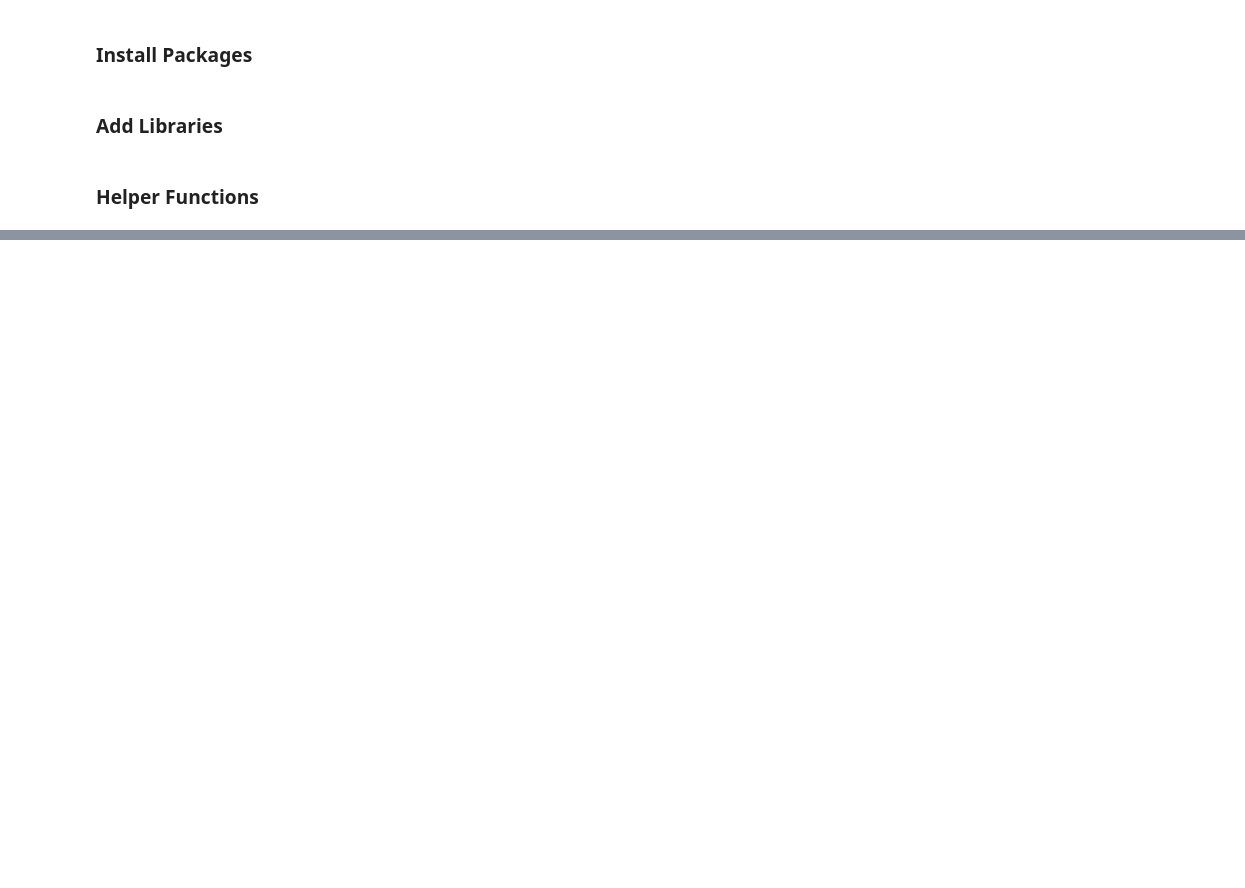
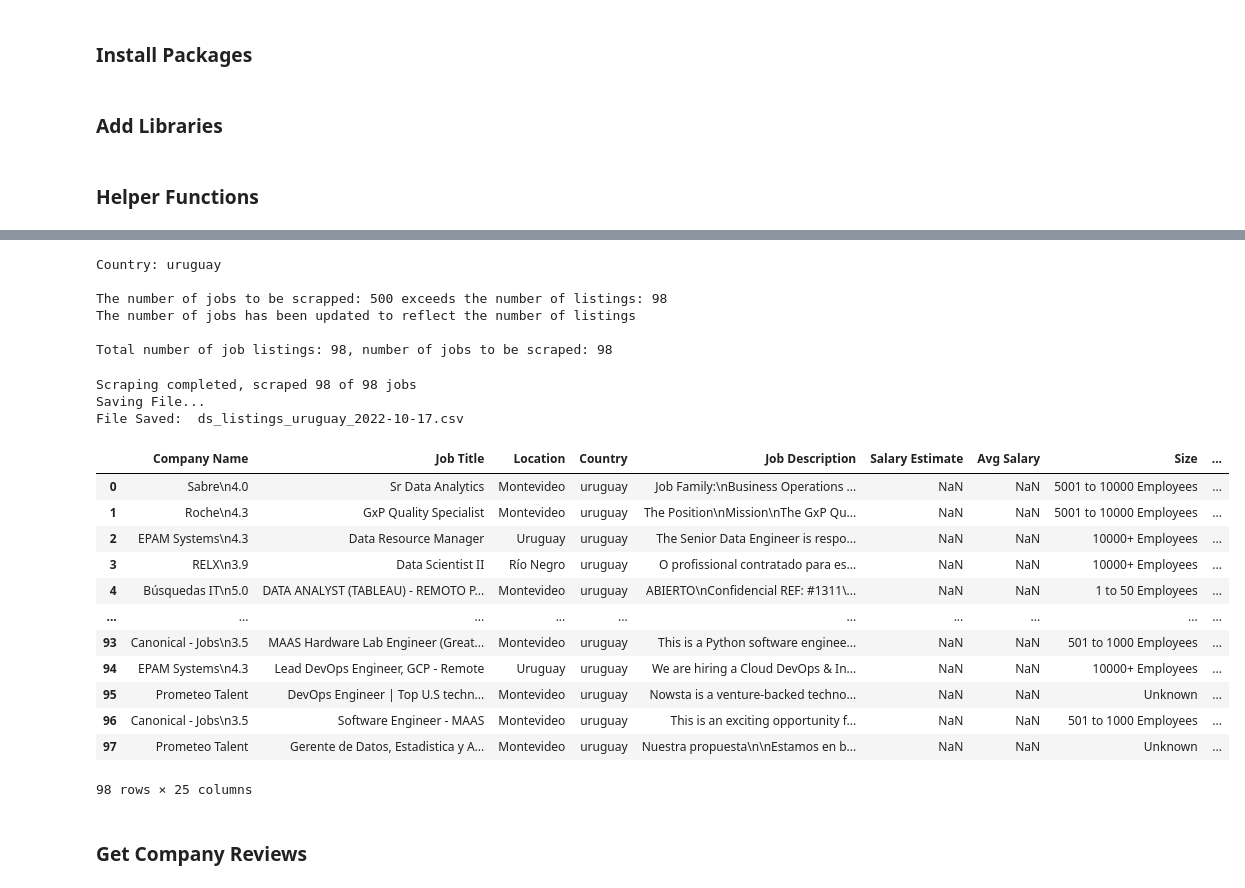
Before and after one commit to nzingaedata/Expat-Project, a Jupyter notebook: notebooks/jobs_scrapper.ipynb, the cells around one changed output, grey strips where cells are left out. Drawn from its saved outputs; the diff is of its cells as text; code cells hidden in the pictures; blank space fills up the shorter version.

Commit message:
Glassdoor Scrapped Data

```diff
--- a/notebooks/jobs_scrapper.ipynb
+++ b/notebooks/jobs_scrapper.ipynb
@@ -454,6 +121,0 @@ def get_jobs(url, chrome_var=None, chrome_path=None, num_jobs=30, verbose=False,
-# %%
-env_var = "CHROME_DRIVER"
-url = 'https://www.glassdoor.com/Job/data-scientist-jobs-SRCH_KO0,14.htm?jobType=fulltime&remoteWorkType=1&sortBy=date_desc'
-
-df = get_jobs(url=url, chrome_var=env_var)
-df
@@ -932,10 +121,0 @@ salaries[0]
-# %%
-for item in left_col:
-    try:
-        rating = float(item.find('span', class_='job-search-key-srfzj0 e1cjmv6j0').text.strip())
-    except:
-        rating = np.nan
-
-    ratings.append(rating)
-
-ratings[0]
@@ -965,0 +122,23 @@ print('num companies:', len(companies), 'num titles:', len(titles),
+# %%
+def save_file(file, filename, directory_path):
+
+    today = date.today()
+    today = today.strftime("%Y-%m-%d")
+
+    filename = filename + '_{}.csv'.format(today)
+
+    directory_exists = os.path.exists(directory_path)
+
+    if not directory_exists:
+        print("Creating Directory...")
+        os.makedirs(directory_path)
+
+    print("Saving File...")
+
+
+    filepath = directory_path + filename
+
+    file.to_csv(filepath, index=False)
+
+    print("File Saved:", filename)
+    print("Saved In:", filepath)
@@ -965,0 +527,31 @@ print('num companies:', len(companies), 'num titles:', len(titles),
+# %%
+env_var = "CHROME_DRIVER"
+url = 'https://www.glassdoor.com/Job/uruguay-data-science-jobs-SRCH_IL.0,7_IN246_KO8,20.htm'
+
+df_UY = get_jobs(url=url, chrome_var=env_var, num_jobs=500)
+df_UY
+# %% [output]
+Country: uruguay
+
+The number of jobs to be scrapped: 500 exceeds the number of listings: 98
+The number of jobs has been updated to reflect the number of listings
+
+Total number of job listings: 98, number of jobs to be scraped: 98
+Scraping completed, scraped 98 of 98 jobs
+Saving File...
+File Saved:  ds_listings_uruguay_2022-10-17.csv
+|  | Company Name | Job Title | Location | Country | Job Description | Salary Estimate | Avg Salary | Size | ... |
+| 0 | Sabre\n4.0 | Sr Data Analytics | Montevideo | uruguay | Job Family:\nBusiness Operations ... | NaN | NaN | 5001 to 10000 Employees | ... |
+| 1 | Roche\n4.3 | GxP Quality Specialist | Montevideo | uruguay | The Position\nMission\nThe GxP Qu... | NaN | NaN | 5001 to 10000 Employees | ... |
+| 2 | EPAM Systems\n4.3 | Data Resource Manager | Uruguay | uruguay | The Senior Data Engineer is respo... | NaN | NaN | 10000+ Employees | ... |
+| 3 | RELX\n3.9 | Data Scientist II | Río Negro | uruguay | O profissional contratado para es... | NaN | NaN | 10000+ Employees | ... |
+| 4 | Búsquedas IT\n5.0 | DATA ANALYST (TABLEAU) - REMOTO P... | Montevideo | uruguay | ABIERTO\nConfidencial REF: #1311\... | NaN | NaN | 1 to 50 Employees | ... |
+| ... | ... | ... | ... | ... | ... | ... | ... | ... | ... |
+| 93 | Canonical - Jobs\n3.5 | MAAS Hardware Lab Engineer (Great... | Montevideo | uruguay | This is a Python software enginee... | NaN | NaN | 501 to 1000 Employees | ... |
+| 94 | EPAM Systems\n4.3 | Lead DevOps Engineer, GCP - Remote | Uruguay | uruguay | We are hiring a Cloud DevOps & In... | NaN | NaN | 10000+ Employees | ... |
+| 95 | Prometeo Talent | ️ DevOps Engineer | Top U.S techn... | Montevideo | uruguay | Nowsta is a venture-backed techno... | NaN | NaN | Unknown | ... |
+| 96 | Canonical - Jobs\n3.5 | Software Engineer - MAAS | Montevideo | uruguay | This is an exciting opportunity f... | NaN | NaN | 501 to 1000 Employees | ... |
+| 97 | Prometeo Talent | Gerente de Datos, Estadistica y A... | Montevideo | uruguay | Nuestra propuesta\n\nEstamos en b... | NaN | NaN | Unknown | ... |
+98 rows × 25 columns
+# %% [markdown]
+### Get Company Reviews
```
Also changed, not shown: parts of 56 cells of this notebook, 36 other files.
